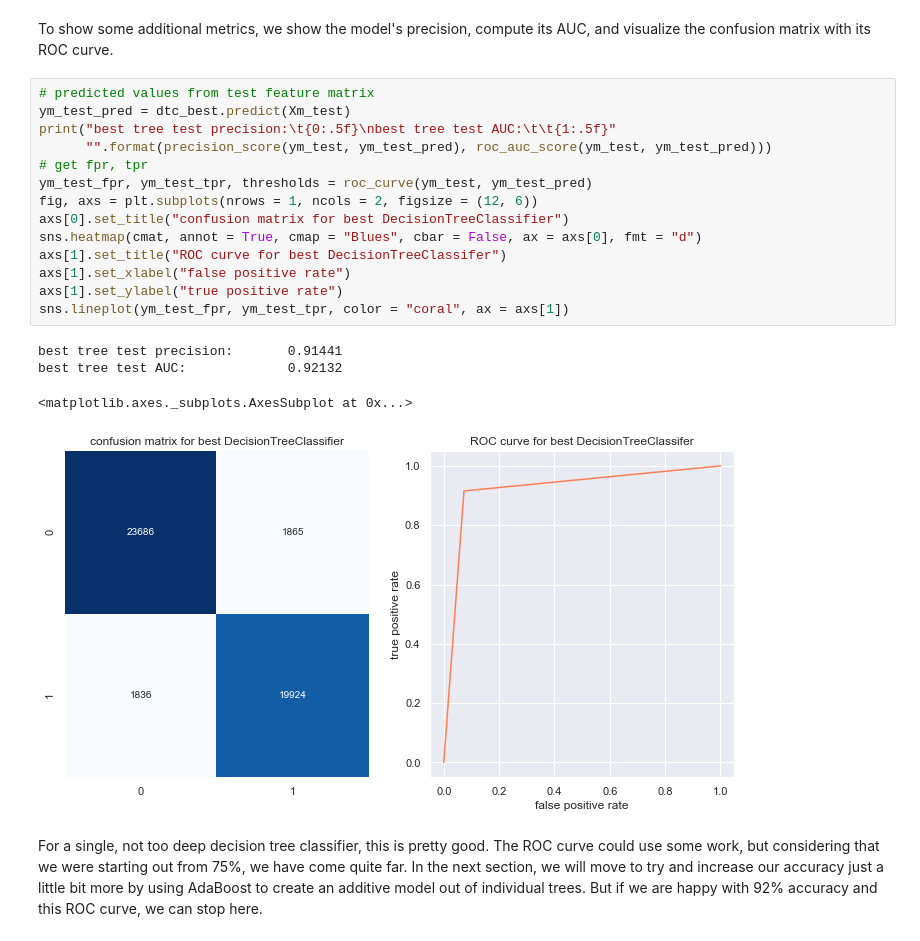
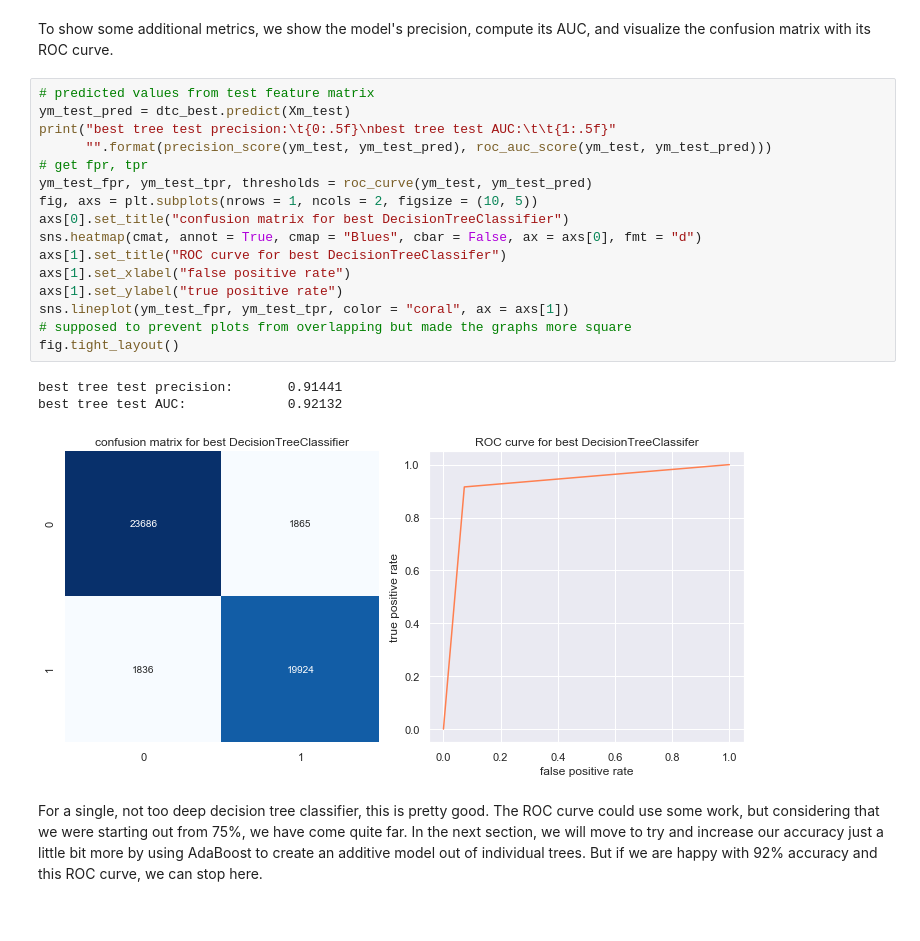
Before and after one commit to phetdam/tomodachi_proj, a Jupyter notebook: bb200_second_impression.ipynb, the cells around one changed output. Drawn from its saved outputs; the diff is of its cells as text.

Commit message:
updated the confusion matrix/roc curve graphs

```diff
--- a/bb200_second_impression.ipynb
+++ b/bb200_second_impression.ipynb
@@ -253,22 +253,23 @@ To show some additional metrics, we show the model's precision, compute its AUC,
 # %%
 # predicted values from test feature matrix
 ym_test_pred = dtc_best.predict(Xm_test)
 print("best tree test precision:\t{0:.5f}\nbest tree test AUC:\t\t{1:.5f}"
       "".format(precision_score(ym_test, ym_test_pred), roc_auc_score(ym_test, ym_test_pred)))
 # get fpr, tpr
 ym_test_fpr, ym_test_tpr, thresholds = roc_curve(ym_test, ym_test_pred)
-fig, axs = plt.subplots(nrows = 1, ncols = 2, figsize = (12, 6))
+fig, axs = plt.subplots(nrows = 1, ncols = 2, figsize = (10, 5))
 axs[0].set_title("confusion matrix for best DecisionTreeClassifier")
 sns.heatmap(cmat, annot = True, cmap = "Blues", cbar = False, ax = axs[0], fmt = "d")
 axs[1].set_title("ROC curve for best DecisionTreeClassifer")
 axs[1].set_xlabel("false positive rate")
 axs[1].set_ylabel("true positive rate")
 sns.lineplot(ym_test_fpr, ym_test_tpr, color = "coral", ax = axs[1])
+# supposed to prevent plots from overlapping but made the graphs more square
+fig.tight_layout()
 # %% [output]
 best tree test precision:       0.91441
 best tree test AUC:             0.92132
-<matplotlib.axes._subplots.AxesSubplot at 0x...>
-[figure, old version]
+[figure, new version]
 # %% [markdown]
 For a single, not too deep decision tree classifier, this is pretty good. The ROC curve could use some work, but considering that we were starting out from 75%, we have come quite far. In the next section, we will move to try and increase our accuracy just a little bit more by using AdaBoost to create an additive model out of individual trees. But if we are happy with 92% accuracy and this ROC curve, we can stop here.
 # %% [markdown]
```
